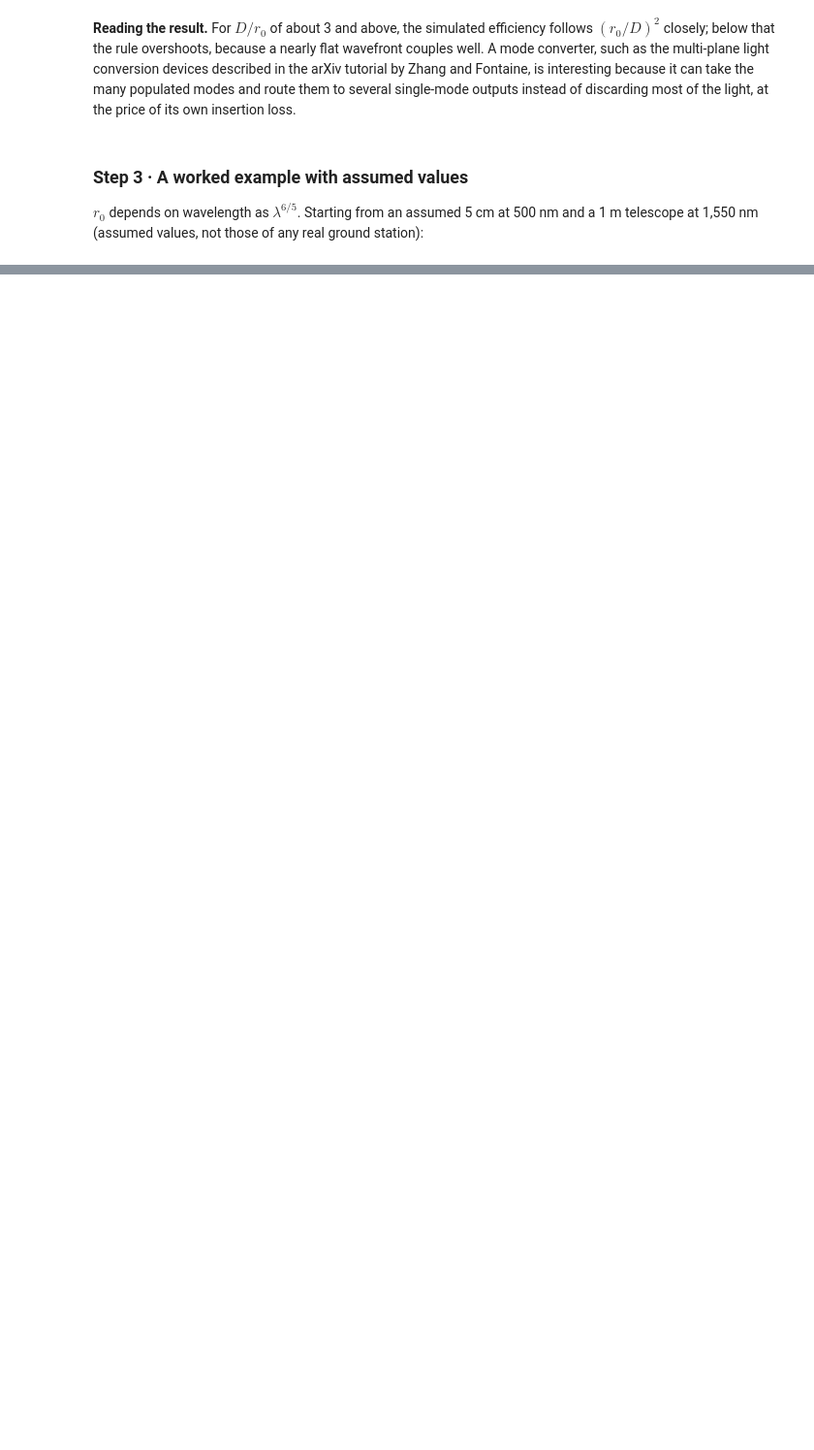
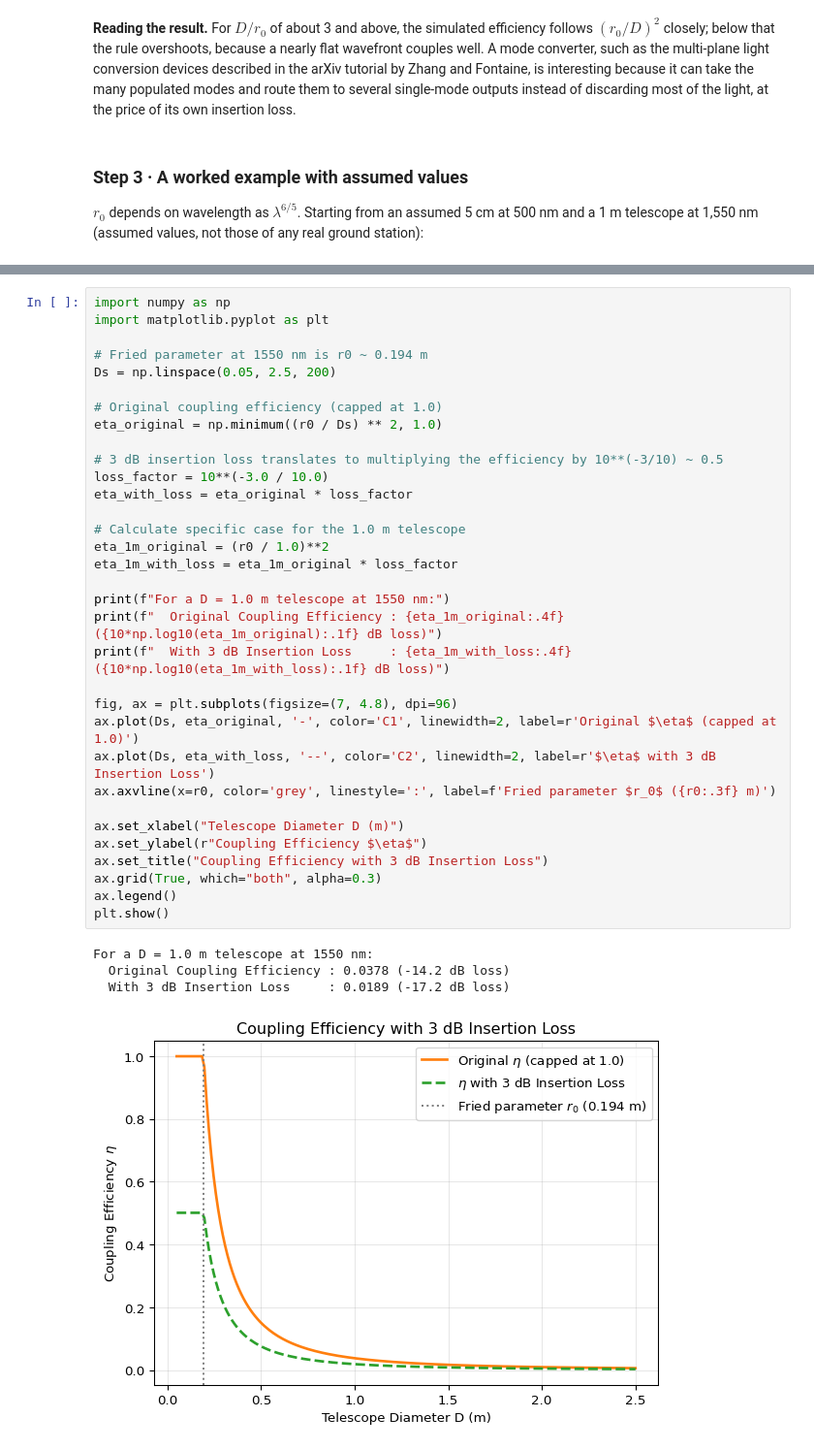
Before and after one commit to EWC-Compute-Platform/Engineering-World-Company, a Jupyter notebook: EWC Space Delta-V/EWC_SpaceDeltaV_Issue028_Colab_Demo.ipynb, the cells around one changed output, grey strips where cells are left out. Shown at 97% size. Saved outputs shown, nothing was run; the diff lists cells and outputs as text; blank space fills up the shorter version.

```diff
--- a/EWC Space Delta-V/EWC_SpaceDeltaV_Issue028_Colab_Demo.ipynb
+++ b/EWC Space Delta-V/EWC_SpaceDeltaV_Issue028_Colab_Demo.ipynb
@@ -179,0 +230,38 @@ print(f"Single-mode coupling ~ {eta:.3f} = {10*np.log10(eta):.1f} dB (no correct
+# %%
+import numpy as np
+import matplotlib.pyplot as plt
+
+# Fried parameter at 1550 nm is r0 ~ 0.194 m
+Ds = np.linspace(0.05, 2.5, 200)
+
+# Original coupling efficiency (capped at 1.0)
+eta_original = np.minimum((r0 / Ds) ** 2, 1.0)
+
+# 3 dB insertion loss translates to multiplying the efficiency by 10**(-3/10) ~ 0.5
+loss_factor = 10**(-3.0 / 10.0)
+eta_with_loss = eta_original * loss_factor
+
+# Calculate specific case for the 1.0 m telescope
+eta_1m_original = (r0 / 1.0)**2
+eta_1m_with_loss = eta_1m_original * loss_factor
+
+print(f"For a D = 1.0 m telescope at 1550 nm:")
+print(f"  Original Coupling Efficiency : {eta_1m_original:.4f} ({10*np.log10(eta_1m_original):.1f} dB loss)")
+print(f"  With 3 dB Insertion Loss     : {eta_1m_with_loss:.4f} ({10*np.log10(eta_1m_with_loss):.1f} dB loss)")
+
+fig, ax = plt.subplots(figsize=(7, 4.8), dpi=96)
+ax.plot(Ds, eta_original, '-', color='C1', linewidth=2, label=r'Original $\eta$ (capped at 1.0)')
+ax.plot(Ds, eta_with_loss, '--', color='C2', linewidth=2, label=r'$\eta$ with 3 dB Insertion Loss')
+ax.axvline(x=r0, color='grey', linestyle=':', label=f'Fried parameter $r_0$ ({r0:.3f} m)')
+
+ax.set_xlabel("Telescope Diameter D (m)")
+ax.set_ylabel(r"Coupling Efficiency $\eta$")
+ax.set_title("Coupling Efficiency with 3 dB Insertion Loss")
+ax.grid(True, which="both", alpha=0.3)
+ax.legend()
+plt.show()
+# %% [output]
+For a D = 1.0 m telescope at 1550 nm:
+  Original Coupling Efficiency : 0.0378 (-14.2 dB loss)
+  With 3 dB Insertion Loss     : 0.0189 (-17.2 dB loss)
+[figure, added]
```
Also changed, not shown: parts of 13 cells of this notebook.
